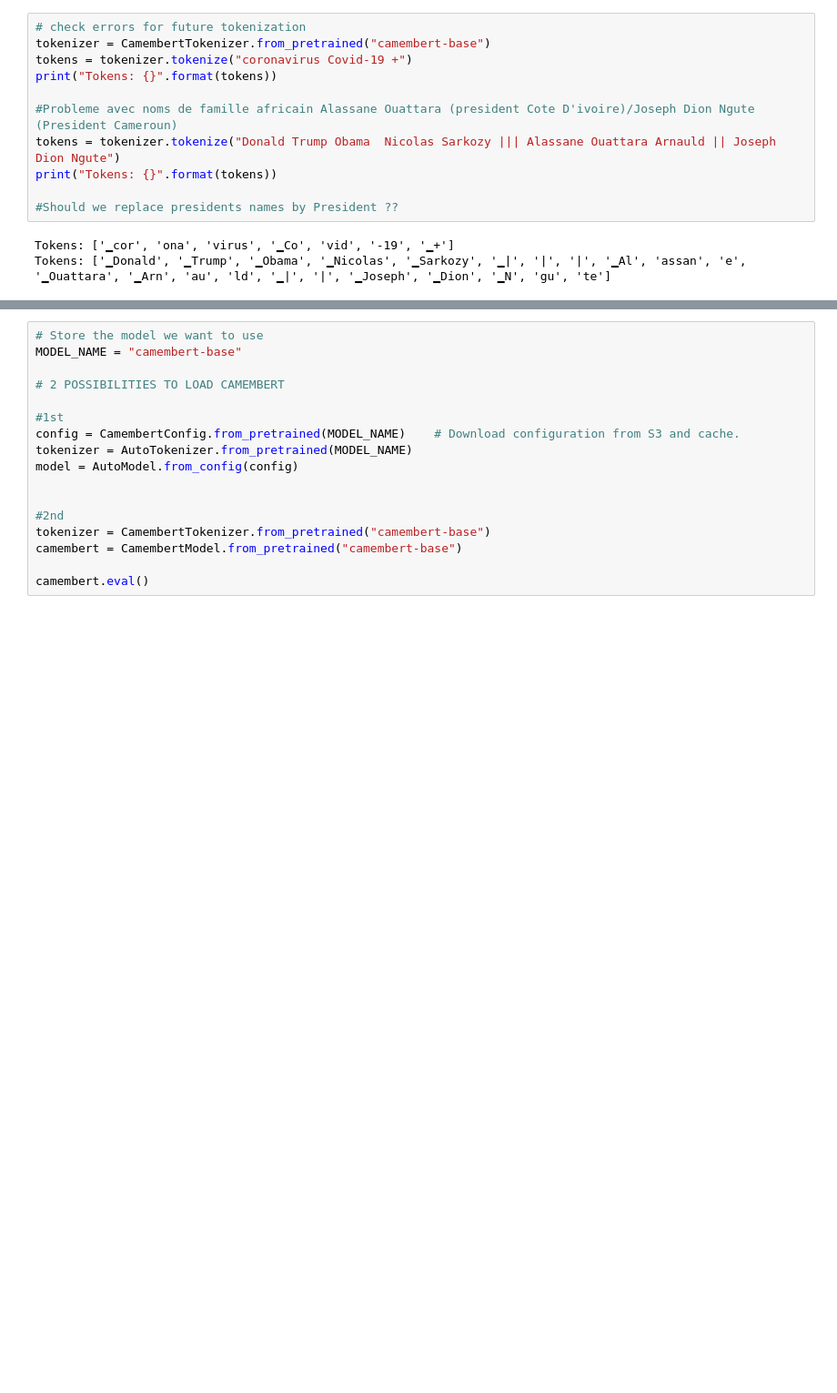
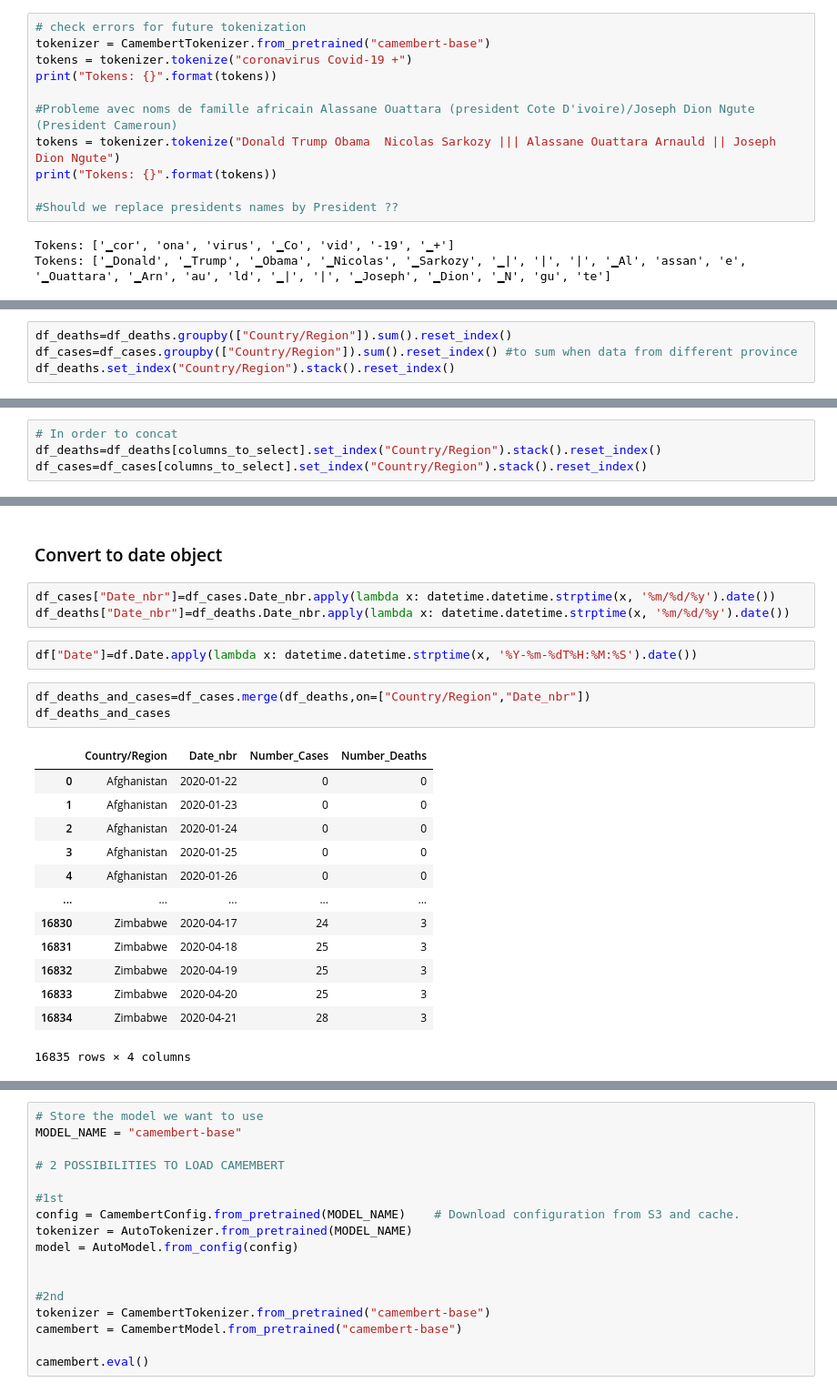
Before and after one commit to tguens/risk_analysis_covid, a Jupyter notebook: notebooks/clean_and_save_text.ipynb, the cells around one changed output, grey strips where cells are left out. Shown at 91% size. Cells and saved outputs as stored; diff of their text form; blank space fills up the shorter version.

```diff
--- a/notebooks/clean_and_save_text.ipynb
+++ b/notebooks/clean_and_save_text.ipynb
@@ -86,0 +162,4 @@ all_df["text"].iloc[id_]
+# %%
+df_deaths=df_deaths.groupby(["Country/Region"]).sum().reset_index()
+df_cases=df_cases.groupby(["Country/Region"]).sum().reset_index() #to sum when data from different province
+df_deaths.set_index("Country/Region").stack().reset_index()
@@ -86,0 +180,4 @@ all_df["text"].iloc[id_]
+# %%
+# In order to concat
+df_deaths=df_deaths[columns_to_select].set_index("Country/Region").stack().reset_index()
+df_cases=df_cases[columns_to_select].set_index("Country/Region").stack().reset_index()
@@ -86,0 +202,24 @@ all_df["text"].iloc[id_]
+# %% [markdown]
+### Convert to date object
+# %%
+df_cases["Date_nbr"]=df_cases.Date_nbr.apply(lambda x: datetime.datetime.strptime(x, '%m/%d/%y').date())
+df_deaths["Date_nbr"]=df_deaths.Date_nbr.apply(lambda x: datetime.datetime.strptime(x, '%m/%d/%y').date())
+# %%
+df["Date"]=df.Date.apply(lambda x: datetime.datetime.strptime(x, '%Y-%m-%dT%H:%M:%S').date())
+# %%
+df_deaths_and_cases=df_cases.merge(df_deaths,on=["Country/Region","Date_nbr"])
+df_deaths_and_cases
+# %% [output]
+|  | Country/Region | Date_nbr | Number_Cases | Number_Deaths |
+| 0 | Afghanistan | 2020-01-22 | 0 | 0 |
+| 1 | Afghanistan | 2020-01-23 | 0 | 0 |
+| 2 | Afghanistan | 2020-01-24 | 0 | 0 |
+| 3 | Afghanistan | 2020-01-25 | 0 | 0 |
+| 4 | Afghanistan | 2020-01-26 | 0 | 0 |
+| ... | ... | ... | ... | ... |
+| 16830 | Zimbabwe | 2020-04-17 | 24 | 3 |
+| 16831 | Zimbabwe | 2020-04-18 | 25 | 3 |
+| 16832 | Zimbabwe | 2020-04-19 | 25 | 3 |
+| 16833 | Zimbabwe | 2020-04-20 | 25 | 3 |
+| 16834 | Zimbabwe | 2020-04-21 | 28 | 3 |
+16835 rows × 4 columns
```
Also changed, not shown: parts of 36 cells of this notebook, 3 other files.
